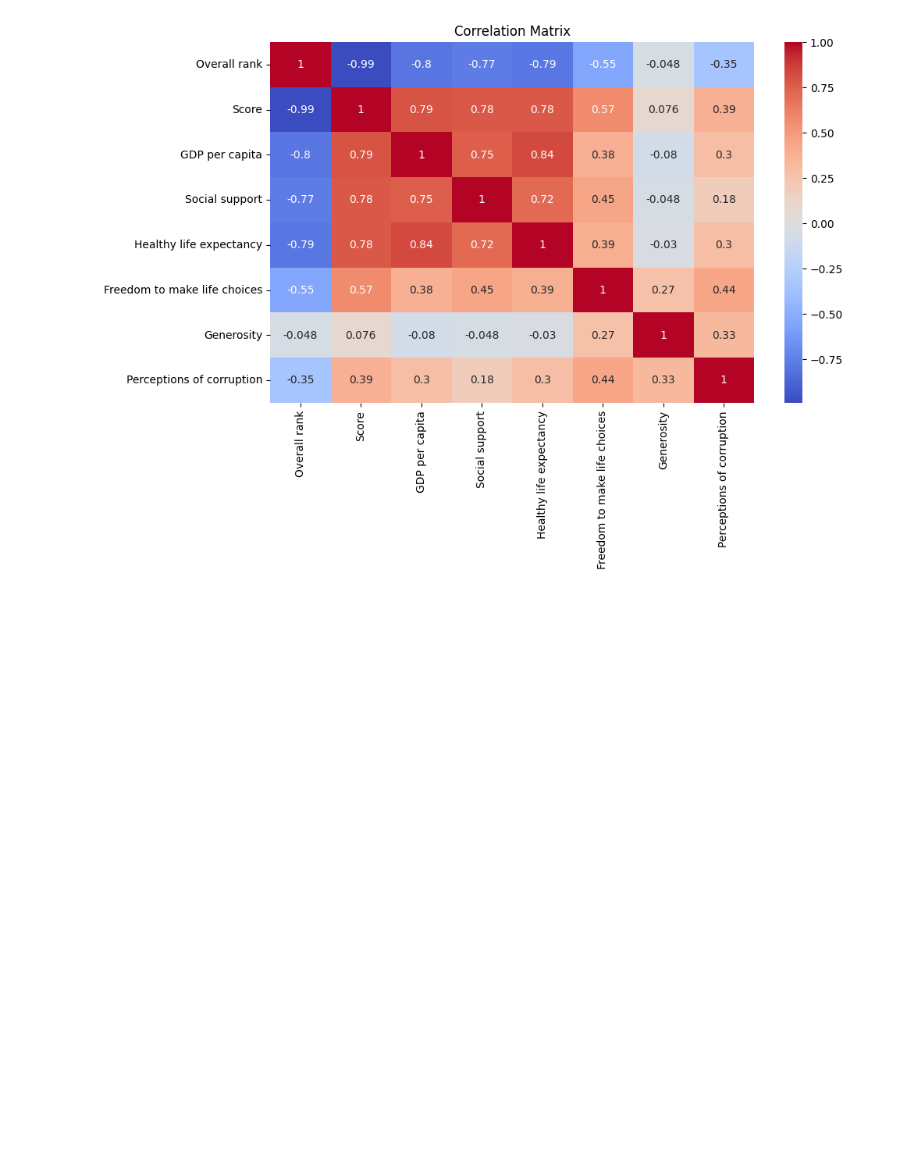
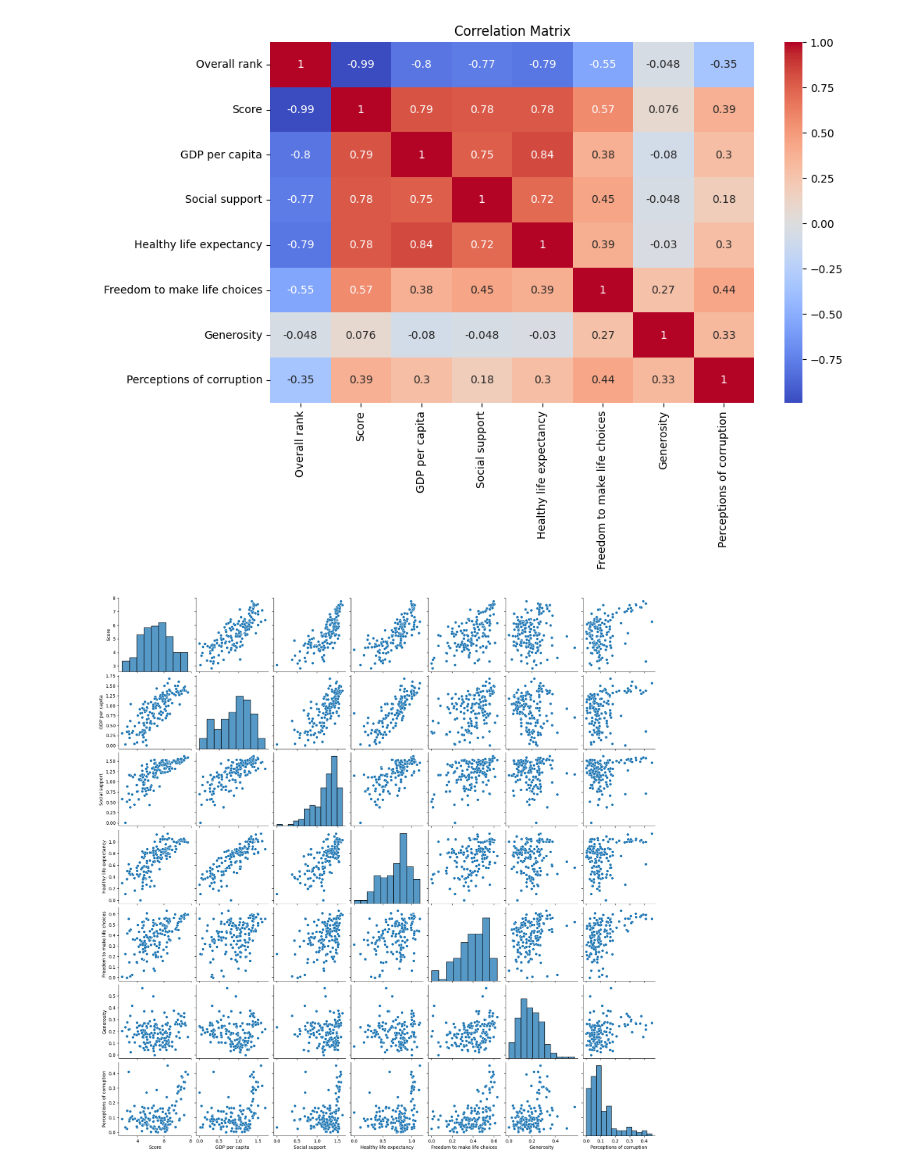
Before and after one commit to abshwabu/happiness-index-2019, a Jupyter notebook: app.ipynb, the cells around one changed output. Saved outputs shown, nothing was run; the diff lists cells and outputs as text; code cells hidden in the pictures; blank space fills up the shorter version.

Commit message:
Create Pairwise Scatter Plots for Key Relationships

```diff
--- a/app.ipynb
+++ b/app.ipynb
@@ -111,3 +111,10 @@ plt.title('Correlation Matrix')
 plt.show()
 # %% [output]
 [figure]
+# %%
+import seaborn as sns
+
+sns.pairplot(df, vars=['Score', 'GDP per capita', 'Social support', 'Healthy life expectancy', 'Freedom to make life choices', 'Generosity', 'Perceptions of corruption'])
+plt.show()
+# %% [output]
+[figure, added]
```
